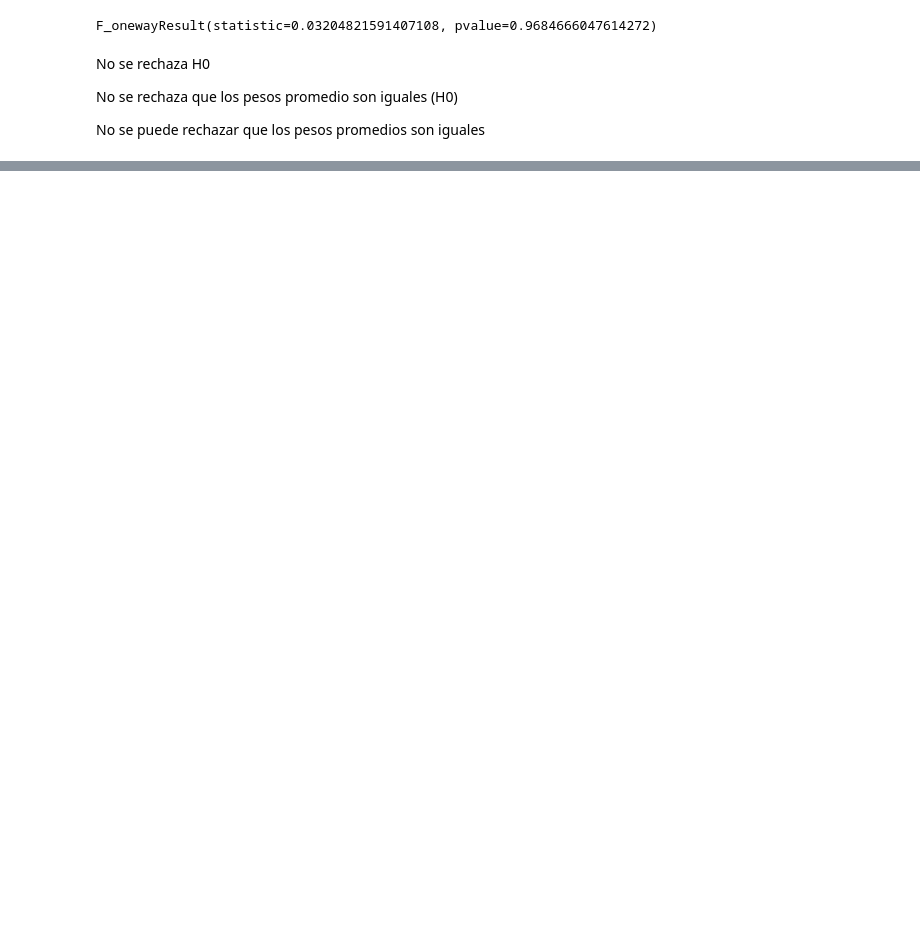
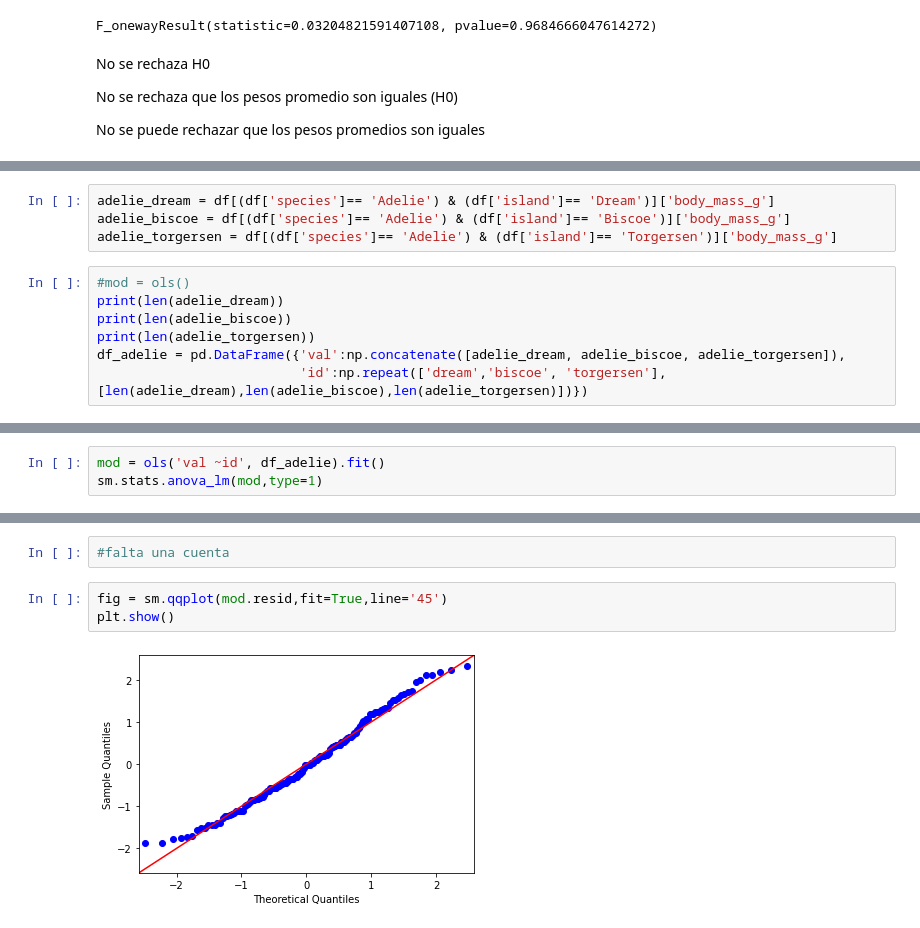
Before and after one commit to xalejandrow/hypothesis-testing-exercises-project-with-python, a Jupyter notebook: Palmer_Penguins_Analysis_copy.ipynb, the cells around one changed output, grey strips where cells are left out. Drawn from its saved outputs; the diff is of its cells as text; blank space fills up the shorter version.

```diff
--- a/Palmer_Penguins_Analysis_copy.ipynb
+++ b/Palmer_Penguins_Analysis_copy.ipynb
@@ -197,0 +223,11 @@ fig.show()
+# %%
+adelie_dream = df[(df['species']== 'Adelie') & (df['island']== 'Dream')]['body_mass_g']
+adelie_biscoe = df[(df['species']== 'Adelie') & (df['island']== 'Biscoe')]['body_mass_g']
+adelie_torgersen = df[(df['species']== 'Adelie') & (df['island']== 'Torgersen')]['body_mass_g']
+# %%
+#mod = ols()
+print(len(adelie_dream))
+print(len(adelie_biscoe))
+print(len(adelie_torgersen))
+df_adelie = pd.DataFrame({'val':np.concatenate([adelie_dream, adelie_biscoe, adelie_torgersen]),
+                          'id':np.repeat(['dream','biscoe', 'torgersen'],[len(adelie_dream),len(adelie_biscoe),len(adelie_torgersen)])})
@@ -197,0 +238,3 @@ fig.show()
+# %%
+mod = ols('val ~id', df_adelie).fit()
+sm.stats.anova_lm(mod,type=1)
@@ -197,0 +284,7 @@ fig.show()
+# %%
+#falta una cuenta
+# %%
+fig = sm.qqplot(mod.resid,fit=True,line='45')
+plt.show()
+# %% [output]
+[figure, added]
```
Also changed, not shown: parts of 10 cells of this notebook.
